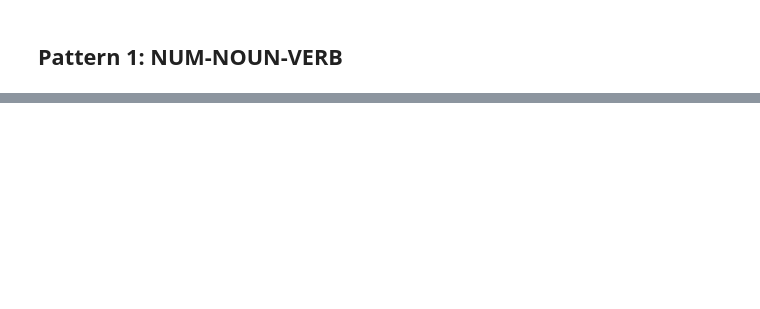
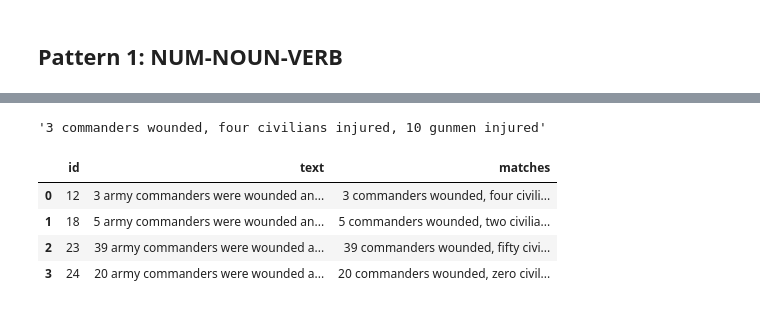
Before and after one commit to alfrizzle/NLP-Projects, a Jupyter notebook: SpaCy_PhraseExtraction.ipynb, the cells around one changed output, grey strips where cells are left out. Saved outputs shown, nothing was run; the diff lists cells and outputs as text; code cells hidden in the pictures; blank space fills up the shorter version.

```diff
--- a/SpaCy_PhraseExtraction.ipynb
+++ b/SpaCy_PhraseExtraction.ipynb
@@ -59,3 +61,9 @@ Location         /usr/local/lib/python3.7/dist-packages/spacy
 Platform         Linux-5.4.104+-x86_64-with-Ubuntu-18.04-bionic
 Python version   3.7.11
 Pipelines        en_core_web_sm (3.1.0)
+# %%
+df=pd.DataFrame([[12,"3 army commanders were wounded and four civilians were injured by bombs. 10 gunmen carrying rifles were injured. There were a total of 20 civilian fatalities."],
+                 [18,"5 army commanders were wounded and two civilians were injured by bombs. 14 gunmen carrying rifles were injured. There were a total of 30 civilian fatalities."],
+                 [23,"39 army commanders were wounded and fifty civilians were injured by bombs. 58 gunmen carrying rifles were injured. There were a total of 23 civilian fatalities."],
+                 [24,"20 army commanders were wounded and zero civilians were injured by bombs. 3 gunmen carrying rifles were injured. There were a total of 49 civilian fatalities."],
+                 ],columns=["id","text"])
@@ -62,7 +75,7 @@ Pipelines        en_core_web_sm (3.1.0)
 # %%
 # nlp = spacy.load('en_core_web_sm')
 nlp = spacy.load('en_core_web_sm',disable=['ner','textcat'])
-doc = nlp("3 army commanders were wounded and four civilians were injured by bombs. 10 gunmen carrying rifles were injured. There were a total of 20 civilian fatalities.")
+doc = nlp(text)
 # %%
 # function to preprocess speech
 def clean(text):
@@ -297,0 +388,15 @@ num_noun_verb :  10 gunmen injured
+# %%
+# test function on single sentence
+extract(sample_text)
+# %% [output]
+'3 commanders wounded, four civilians injured, 10 gunmen injured'
+# %%
+# test function on dataframe
+df['matches'] = df['text'].apply(lambda x: extract(x))
+df
+# %% [output]
+|  | id | text | matches |
+| 0 | 12 | 3 army commanders were wounded an... | 3 commanders wounded, four civili... |
+| 1 | 18 | 5 army commanders were wounded an... | 5 commanders wounded, two civilia... |
+| 2 | 23 | 39 army commanders were wounded a... | 39 commanders wounded, fifty civi... |
+| 3 | 24 | 20 army commanders were wounded a... | 20 commanders wounded, zero civil... |
```
Also changed, not shown: parts of 13 cells of this notebook.
